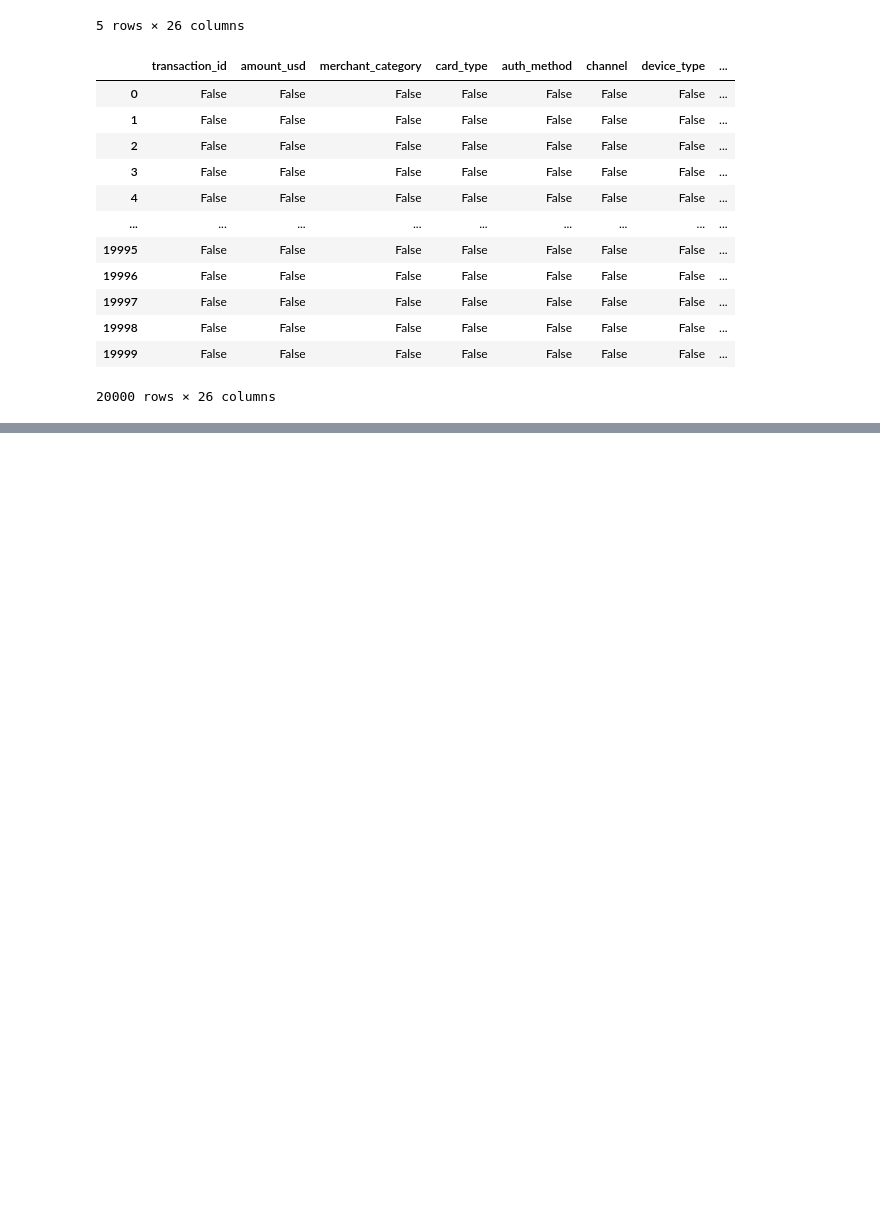
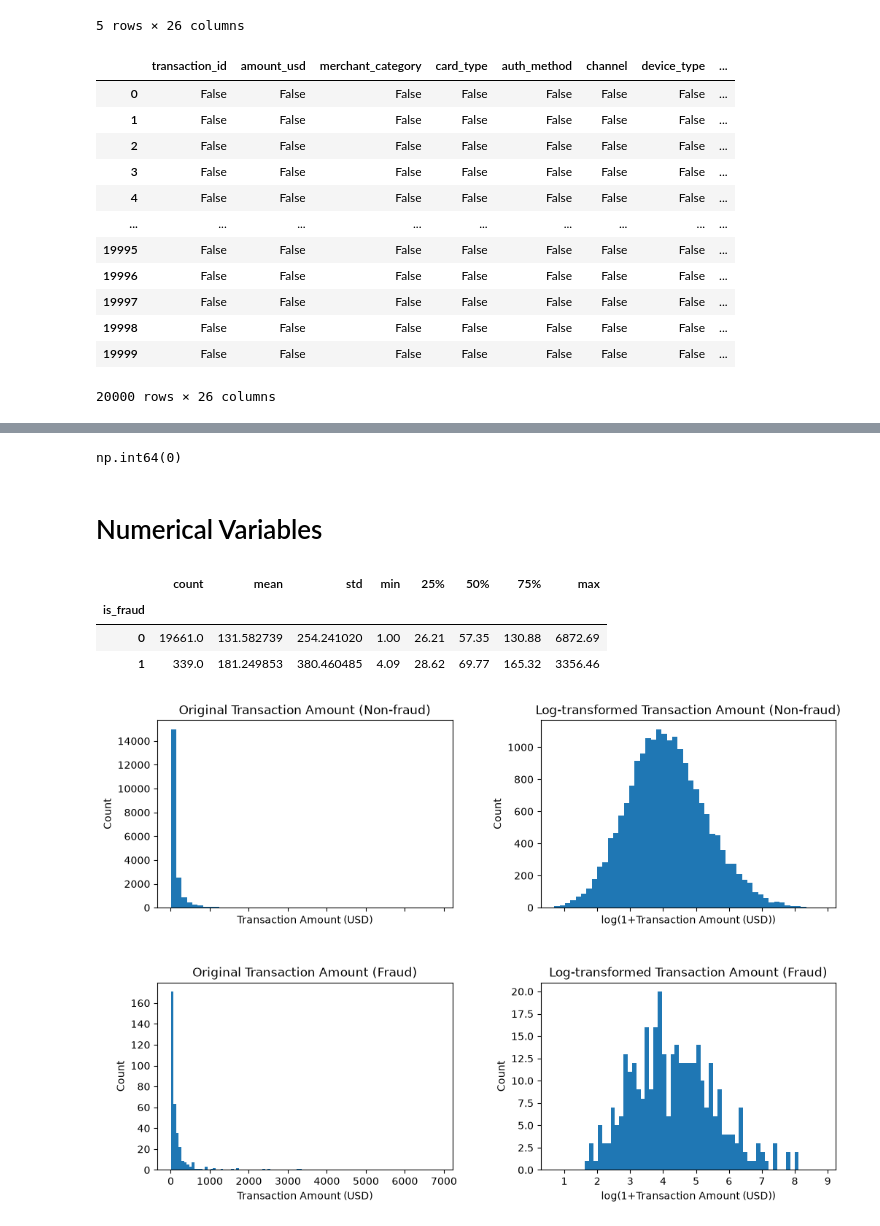
Before and after one commit to naomichen0610/ml-classification-project-1, a Jupyter notebook: notebooks/01_eda.ipynb, the cells around one changed output, grey strips where cells are left out. Saved outputs shown, nothing was run; the diff lists cells and outputs as text; code cells hidden in the pictures; blank space fills up the shorter version.

```diff
--- a/notebooks/01_eda.ipynb
+++ b/notebooks/01_eda.ipynb
@@ -78,0 +112,51 @@ df.isna()
+# %%
+df.duplicated().sum()
+# %% [output]
+np.int64(0)
+# %% [markdown]
+# Numerical Variables
+# %%
+df.groupby("is_fraud")["amount_usd"].describe()
+# %% [output]
+|  | count | mean | std | min | 25% | 50% | 75% | max |
+| is_fraud |  |  |  |  |  |  |  |  |
+| 0 | 19661.0 | 131.582739 | 254.241020 | 1.00 | 26.21 | 57.35 | 130.88 | 6872.69 |
+| 1 | 339.0 | 181.249853 | 380.460485 | 4.09 | 28.62 | 69.77 | 165.32 | 3356.46 |
+# %%
+## Visualizations
+
+### Raw distribution
+raw0 = df.loc[df["is_fraud"] == 0, "amount_usd"]
+raw1 = df.loc[df["is_fraud"] == 1, "amount_usd"]
+
+### log-transformed distribution
+logtrans0 = np.log1p(raw0)
+logtrans1 = np.log1p(raw1)
+
+### Draw graphs
+fig, axes = plt.subplots(2,2, figsize=(12,8), sharex = "col")
+axes[0, 0].hist(raw0, bins = 50)
+axes[0, 0].set_title("Original Transaction Amount (Non-fraud)")
+axes[0, 0].set_xlabel("Transaction Amount (USD)")
+axes[0, 0].set_ylabel("Count")
+
+axes[0, 1].hist(logtrans0, bins = 50)
+axes[0, 1].set_title("Log-transformed Transaction Amount (Non-fraud)")
+axes[0, 1].set_xlabel("log(1+Transaction Amount (USD))")
+axes[0, 1].set_ylabel("Count")
+
+axes[1, 0].hist(raw1, bins = 50)
+axes[1, 0].set_title("Original Transaction Amount (Fraud)")
+axes[1, 0].set_xlabel("Transaction Amount (USD)")
+axes[1, 0].set_ylabel("Count")
+
+
+axes[1, 1].hist(logtrans1, bins = 50)
+axes[1, 1].set_title("Log-transformed Transaction Amount (Fraud)")
+axes[1, 1].set_xlabel("log(1+Transaction Amount (USD))")
+axes[1, 1].set_ylabel("Count")
+
+plt.subplots_adjust(hspace=0.4, wspace=0.3)
+plt.show()
+# %% [output]
+[figure, added]
```
Also changed, not shown: parts of 28 cells of this notebook.
